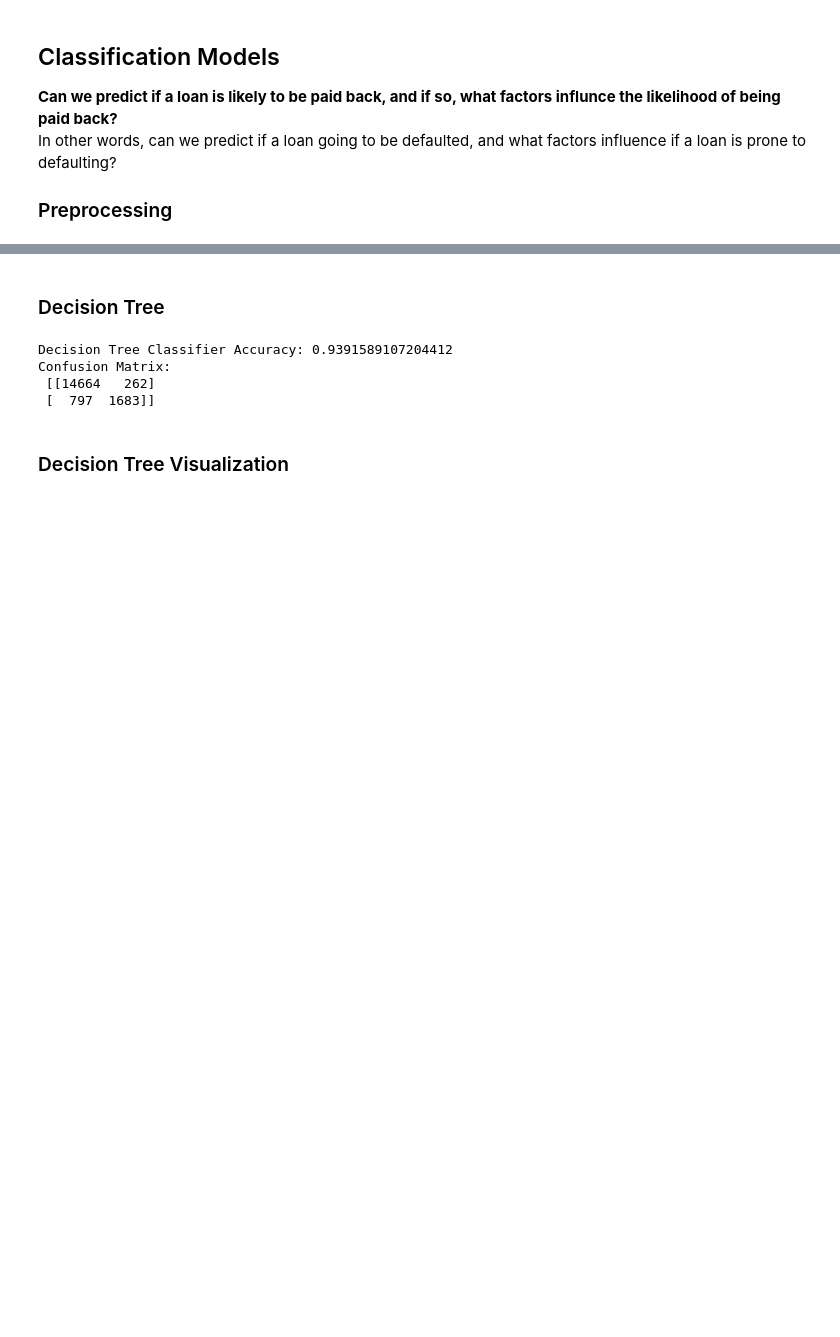
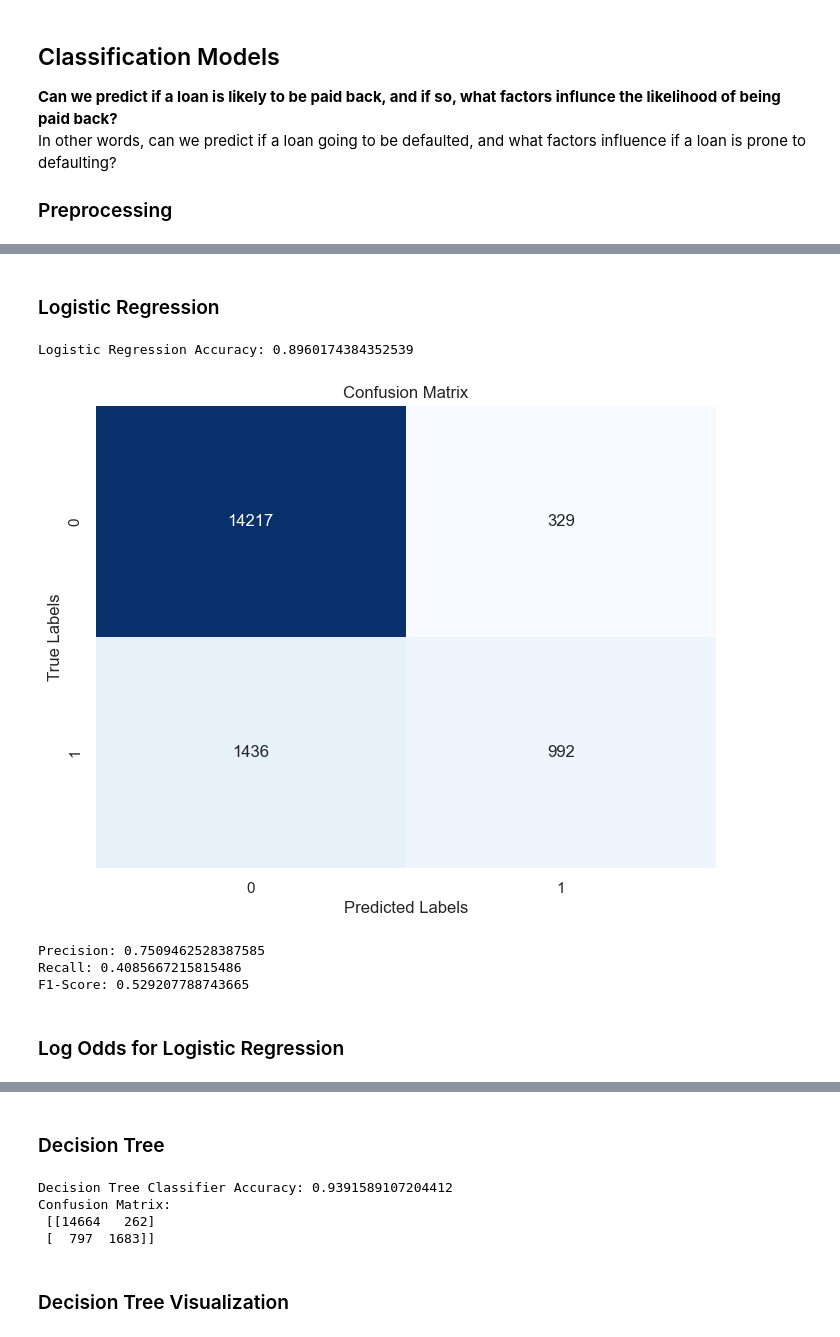
Before and after one commit to alexhtran/data_alchemy_assignments, a Jupyter notebook: AT_Assignment5.ipynb, the cells around one changed output, grey strips where cells are left out. Saved outputs shown, nothing was run; the diff lists cells and outputs as text; code cells hidden in the pictures; blank space fills up the shorter version.

```diff
--- a/AT_Assignment5.ipynb
+++ b/AT_Assignment5.ipynb
@@ -515,20 +515,20 @@ In other words, can we predict if a loan going to be defaulted, and what factors
 # %%
 target_cols = ['loan_status']
-features = [col for col in df.columns if col not in target_cols]
+features1 = [col for col in df1.columns if col not in target_cols]
 
 # Already converted all my categorical variables into numerical, making sure all numerical features are captured
-num_features = [col for col in features if df[col].dtype != "object"]
+num_features1 = [col for col in features if df1[col].dtype != "object"]
 
 # Preprocessing pipeline
 preprocessor = ColumnTransformer(
     transformers=[
-        ("num", RobustScaler(), num_features) # Numeric features being processed; scales num features while reducing effect of outliers using median and IQR
+        ("num", RobustScaler(), num_features1) # Numeric features being processed; scales num features while reducing effect of outliers using median and IQR
     ],
     sparse_threshold=0
 )
 
-X_processed = preprocessor.fit_transform(df[features])
+X_processed1 = preprocessor.fit_transform(df1[features])
 
-df_transformed = pd.DataFrame(X_processed, columns=num_features)
-print(df_transformed.head()) # All numerical features scaled to a consistent range
+df_transformed1 = pd.DataFrame(X_processed1, columns=num_features1)
+print(df_transformed1.head()) # All numerical features scaled to a consistent range
 # %% [output]
@@ -555,11 +555,49 @@ print(df_transformed.head()) # All numerical features scaled to a consistent ran
 # %%
 # Split features and targets
-X_processed = df_transformed
+X_processed1 = df_transformed1
 
-y_class = df['loan_status'].astype(int)  # Ensure binary target is integer (0/1)
+y_class1 = df1['loan_status'].astype(int)  # Ensure binary target is integer (0/1)
 
 # Split into training and test sets (70/30 split)
 # we are using the same training set but distinct targets for the classification & regression models
-X_train, X_test, y_train, y_test = train_test_split(X_processed, y_class, test_size=0.3, random_state=4, stratify=y_class) # Prevents class imbalance
+X_train1, X_test1, y_train1, y_test1 = train_test_split(X_processed1, y_class1, test_size=0.3, random_state=4, stratify=y_class1) # Prevents class imbalance
 
 # Could probably use test.csv data to train model
+# %% [markdown]
+<h3>Logistic Regression</h3>
+# %%
+# Logistic Regression for Classification
+log_reg = LogisticRegression(max_iter=1000)
+
+log_reg.fit(X_train1, y_train1)
+y_pred_log1 = log_reg.predict(X_test1)
+
+acc_log1 = accuracy_score(y_test1, y_pred_log1)
+print("Logistic Regression Accuracy:", acc_log1)
+
+cm1 =  confusion_matrix(y_test1, y_pred_log1)
+
+plt.figure(figsize=(8, 6))
+sns.heatmap(cm1, annot=True, fmt='d', cmap='Blues', cbar=False)
+plt.xlabel("Predicted Labels")
+plt.ylabel("True Labels")
+plt.title("Confusion Matrix")
+plt.show()
+
+precision1 = precision_score(y_test1, y_pred_log1)
+recall1 = recall_score(y_test1, y_pred_log1)
+f11 = f1_score(y_test1, y_pred_log1)
+##roc_auc = roc_auc_score(y_class_test, y_prob_class)  # Typically y_prob_class[:,1] if using predict_proba
+
+print("Precision:", precision1)
+print("Recall:", recall1)
+print("F1-Score:", f11)
+#print("ROC-AUC:", roc_auc)
+# %% [output]
+Logistic Regression Accuracy: 0.8960174384352539
+[figure, added]
+Precision: 0.7509462528387585
+Recall: 0.4085667215815486
+F1-Score: 0.529207788743665
+# %% [markdown]
+<h3>Log Odds for Logistic Regression</h3>
```
Also changed, not shown: parts of 9 cells of this notebook, 1 other file.
